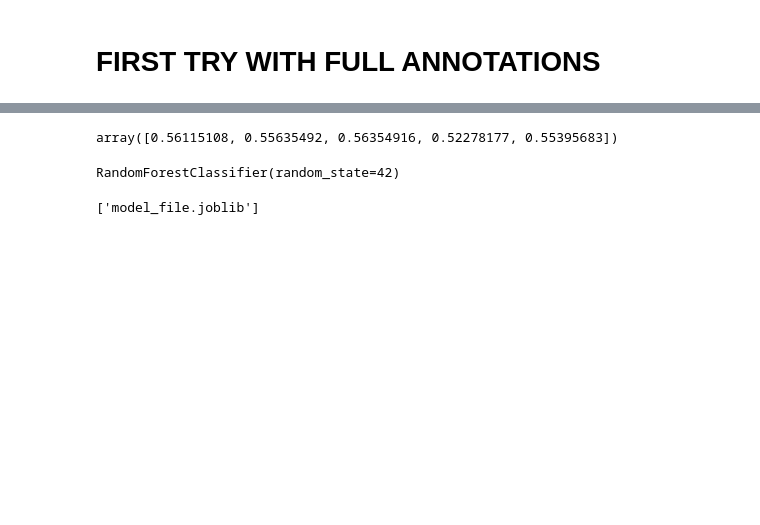
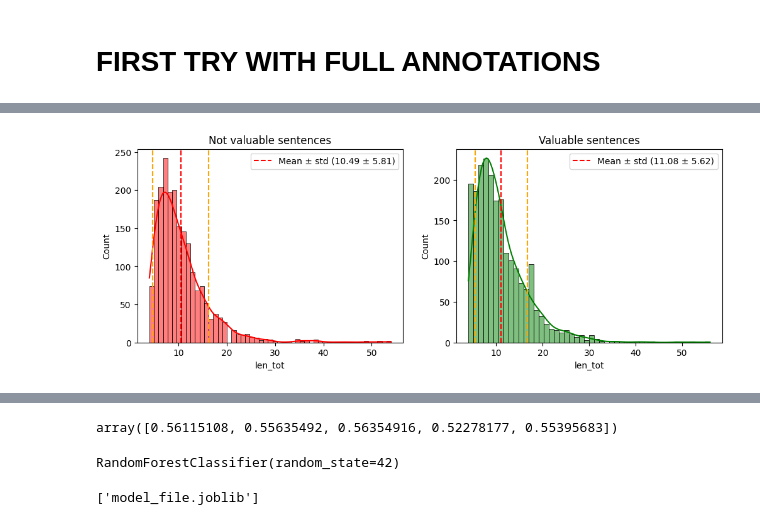
Before and after one commit to Riclaw/CMAP-Generator, a Jupyter notebook: classifier.ipynb, the cells around one changed output, grey strips where cells are left out. Drawn from its saved outputs; the diff is of its cells as text; code cells hidden in the pictures; blank space fills up the shorter version.

```diff
--- a/classifier.ipynb
+++ b/classifier.ipynb
@@ -48,3 +53,41 @@ sns.histplot(final["is_valuable"])
 final["len_arg1"]=final["arg1"].apply(lambda x: len(word_tokenize(x)))
 final["len_rel"]=final["rel"].apply(lambda x: len(word_tokenize(x)))
 final["len_arg2"]=final["arg2"].apply(lambda x: len(word_tokenize(x)))
+# %%
+# distribution of the total length of the sentence (arg1+rel+arg2) for both valuable and not valuable sentences
+
+
+fig, axes = plt.subplots(1, 2, figsize=(12, 4))
+
+final["len_tot"] = final["len_arg1"] + final["len_rel"] + final["len_arg2"]
+mean = final.groupby("is_valuable")["len_tot"].mean()
+std = final.groupby("is_valuable")["len_tot"].std()
+
+# Plot the two subplots
+sns.histplot(final[final["is_valuable"] == 0]["len_tot"], kde=True, ax=axes[0], color='r', alpha=0.5)
+axes[0].set_title("Not valuable sentences")
+axes[0].axvline(mean[0], color='r', linestyle='--')
+axes[0].axvline(mean[0] + std[0], color='orange', linestyle='--')
+axes[0].axvline(mean[0] - std[0], color='orange', linestyle='--')
+
+sns.histplot(final[final["is_valuable"] == 1]["len_tot"], kde=True, ax=axes[1], color='g', alpha=0.5)
+axes[1].set_title("Valuable sentences")
+axes[1].axvline(mean[1], color='r', linestyle='--')
+axes[1].axvline(mean[1] + std[1], color='orange', linestyle='--')
+axes[1].axvline(mean[1] - std[1], color='orange', linestyle='--')
+
+# Create legend
+legend_labels_0 = {'Not valuable': ''}
+legend_labels_1 = {'Valuable': ''}
+axes[0].legend(handles=[axes[0].axvline(mean[0], color='r', linestyle='--'),
+                        axes[0].axvline(mean[0] + std[0], color='orange', linestyle='--'),
+                        axes[0].axvline(mean[0] - std[0], color='orange', linestyle='--')],
+               labels=[f"Mean ± std ({mean[0]:.2f} ± {std[0]:.2f})"])
+axes[1].legend(handles=[axes[1].axvline(mean[1], color='r', linestyle='--'),
+                        axes[1].axvline(mean[1] + std[1], color='orange', linestyle='--'),
+                        axes[1].axvline(mean[1] - std[1], color='orange', linestyle='--')],
+               labels=[f"Mean ± std ({mean[1]:.2f} ± {std[1]:.2f})"])
+
+plt.show()
+# %% [output]
+[figure, added]
```
Also changed, not shown: parts of 34 cells of this notebook.
